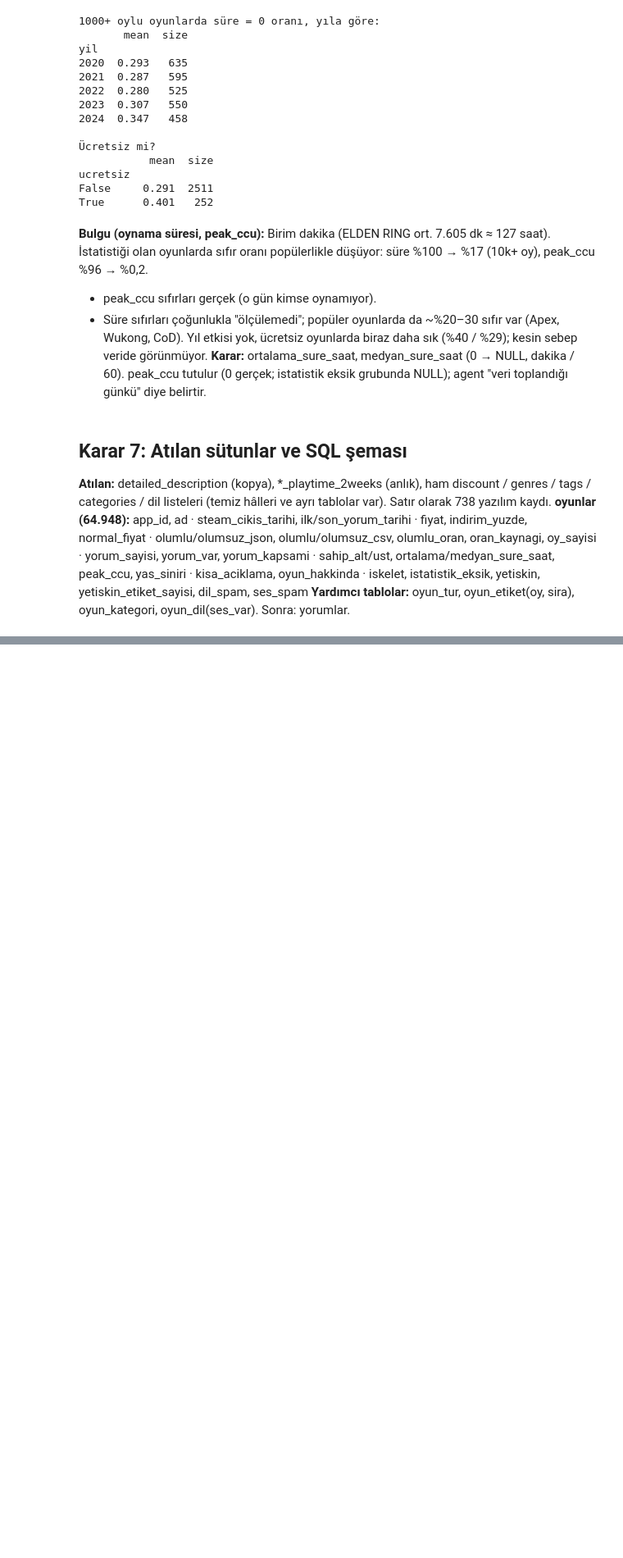
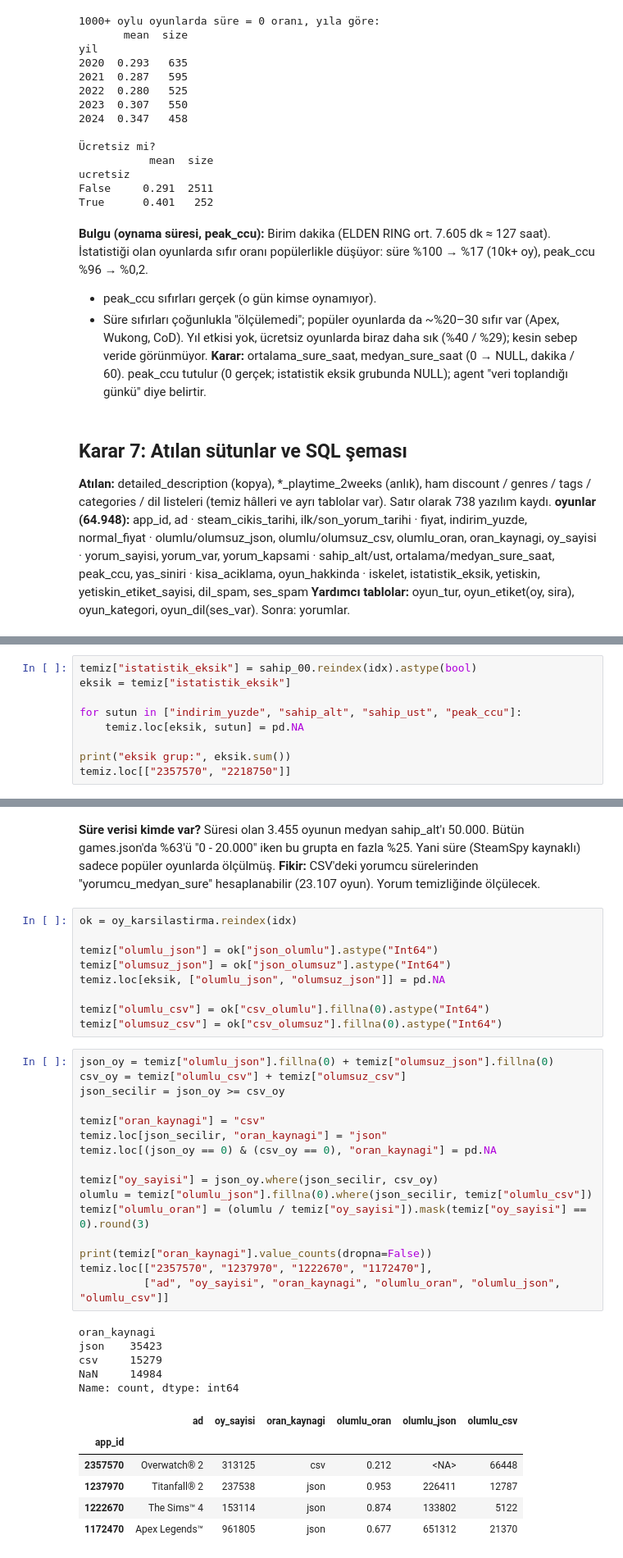
Before and after one commit to kaanaydin02/steam-oyun-asistani, a Jupyter notebook: notebooks/02_alt_kume_ve_temizlik.ipynb, the cells around one changed output, grey strips where cells are left out. Shown at 82% size. Cells and saved outputs as stored; diff of their text form; blank space fills up the shorter version.

```diff
--- a/notebooks/02_alt_kume_ve_temizlik.ipynb
+++ b/notebooks/02_alt_kume_ve_temizlik.ipynb
@@ -1231,0 +1279,9 @@ True      0.401   252
+# %%
+temiz["istatistik_eksik"] = sahip_00.reindex(idx).astype(bool)
+eksik = temiz["istatistik_eksik"]
+
+for sutun in ["indirim_yuzde", "sahip_alt", "sahip_ust", "peak_ccu"]:
+    temiz.loc[eksik, sutun] = pd.NA
+
+print("eksik grup:", eksik.sum())
+temiz.loc[["2357570", "2218750"]]
@@ -1231,0 +1338,42 @@ True      0.401   252
+# %% [markdown]
+**Süre verisi kimde var?** Süresi olan 3.455 oyunun medyan sahip_alt'ı 50.000.
+Bütün games.json'da %63'ü "0 - 20.000" iken bu grupta en fazla %25.
+Yani süre (SteamSpy kaynaklı) sadece popüler oyunlarda ölçülmüş.
+**Fikir:** CSV'deki yorumcu sürelerinden "yorumcu_medyan_sure" hesaplanabilir (23.107 oyun). Yorum temizliğinde ölçülecek.
+# %%
+ok = oy_karsilastirma.reindex(idx)
+
+temiz["olumlu_json"] = ok["json_olumlu"].astype("Int64")
+temiz["olumsuz_json"] = ok["json_olumsuz"].astype("Int64")
+temiz.loc[eksik, ["olumlu_json", "olumsuz_json"]] = pd.NA
+
+temiz["olumlu_csv"] = ok["csv_olumlu"].fillna(0).astype("Int64")
+temiz["olumsuz_csv"] = ok["csv_olumsuz"].fillna(0).astype("Int64")
+# %%
+json_oy = temiz["olumlu_json"].fillna(0) + temiz["olumsuz_json"].fillna(0)
+csv_oy = temiz["olumlu_csv"] + temiz["olumsuz_csv"]
+json_secilir = json_oy >= csv_oy
+
+temiz["oran_kaynagi"] = "csv"
+temiz.loc[json_secilir, "oran_kaynagi"] = "json"
+temiz.loc[(json_oy == 0) & (csv_oy == 0), "oran_kaynagi"] = pd.NA
+
+temiz["oy_sayisi"] = json_oy.where(json_secilir, csv_oy)
+olumlu = temiz["olumlu_json"].fillna(0).where(json_secilir, temiz["olumlu_csv"])
+temiz["olumlu_oran"] = (olumlu / temiz["oy_sayisi"]).mask(temiz["oy_sayisi"] == 0).round(3)
+
+print(temiz["oran_kaynagi"].value_counts(dropna=False))
+temiz.loc[["2357570", "1237970", "1222670", "1172470"],
+          ["ad", "oy_sayisi", "oran_kaynagi", "olumlu_oran", "olumlu_json", "olumlu_csv"]]
+# %% [output]
+oran_kaynagi
+json    35423
+csv     15279
+NaN     14984
+Name: count, dtype: int64
+|  | ad | oy_sayisi | oran_kaynagi | olumlu_oran | olumlu_json | olumlu_csv |
+| app_id |  |  |  |  |  |  |
+| 2357570 | Overwatch® 2 | 313125 | csv | 0.212 | <NA> | 66448 |
+| 1237970 | Titanfall® 2 | 237538 | json | 0.953 | 226411 | 12787 |
+| 1222670 | The Sims™ 4 | 153114 | json | 0.874 | 133802 | 5122 |
+| 1172470 | Apex Legends™ | 961805 | json | 0.677 | 651312 | 21370 |
```
Also changed, not shown: parts of 38 cells of this notebook.
